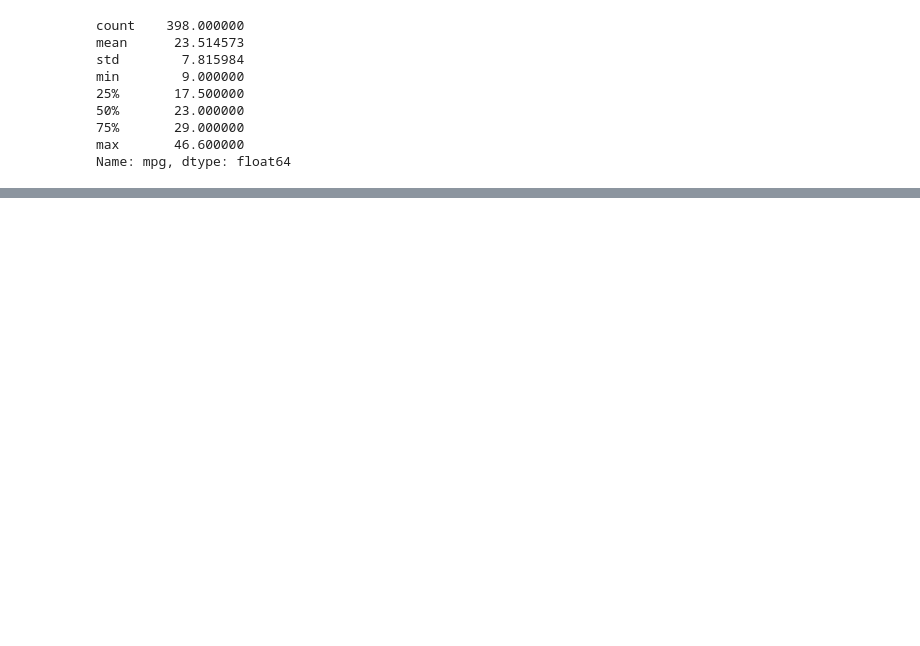
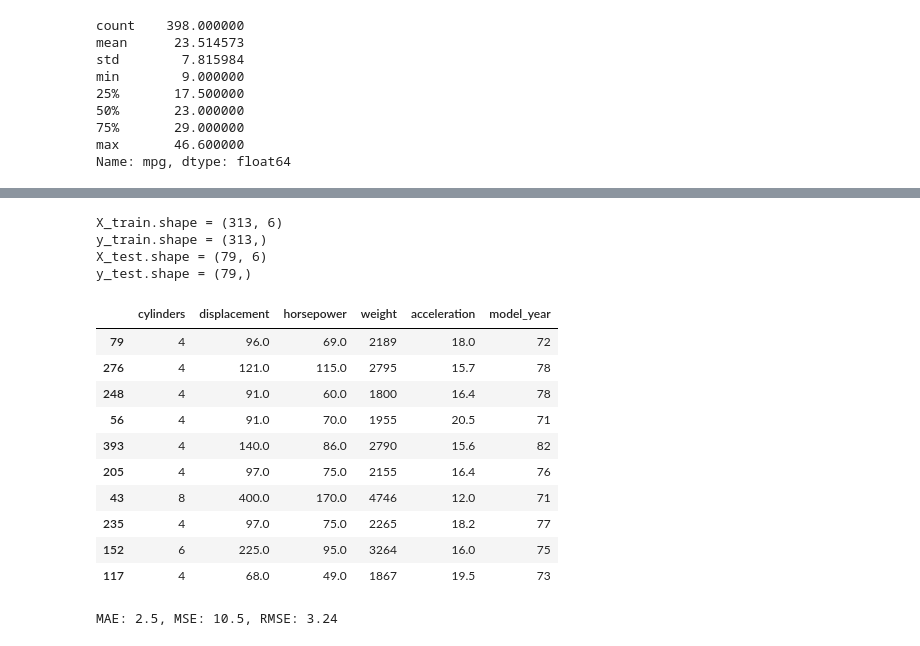
Before and after one commit to LordOfTurtles/AI-Erik-Johansson-OPA23, a Jupyter notebook: exercises/1_linear_regression.ipynb, the cells around one changed output, grey strips where cells are left out. Drawn from its saved outputs; the diff is of its cells as text; code cells hidden in the pictures; blank space fills up the shorter version.

```diff
--- a/exercises/1_linear_regression.ipynb
+++ b/exercises/1_linear_regression.ipynb
@@ -56,0 +169,33 @@ Name: mpg, dtype: float64
+# %%
+from sklearn.model_selection import train_test_split
+
+# help(train_test_split)
+
+X_train, X_test, y_train, y_test = train_test_split(
+    X, y, test_size=0.2, random_state=42
+)
+
+# check that it adds up to 392
+print(f"{X_train.shape = }")
+print(f"{y_train.shape = }")
+print(f"{X_test.shape = }")
+print(f"{y_test.shape = }")
+# %% [output]
+X_train.shape = (313, 6)
+y_train.shape = (313,)
+X_test.shape = (79, 6)
+y_test.shape = (79,)
+# %%
+X_test.head(10)
+# %% [output]
+|  | cylinders | displacement | horsepower | weight | acceleration | model_year |
+| 79 | 4 | 96.0 | 69.0 | 2189 | 18.0 | 72 |
+| 276 | 4 | 121.0 | 115.0 | 2795 | 15.7 | 78 |
+| 248 | 4 | 91.0 | 60.0 | 1800 | 16.4 | 78 |
+| 56 | 4 | 91.0 | 70.0 | 1955 | 20.5 | 71 |
+| 393 | 4 | 140.0 | 86.0 | 2790 | 15.6 | 82 |
+| 205 | 4 | 97.0 | 75.0 | 2155 | 16.4 | 76 |
+| 43 | 8 | 400.0 | 170.0 | 4746 | 12.0 | 71 |
+| 235 | 4 | 97.0 | 75.0 | 2265 | 18.2 | 77 |
+| 152 | 6 | 225.0 | 95.0 | 3264 | 16.0 | 75 |
+| 117 | 4 | 68.0 | 49.0 | 1867 | 19.5 | 73 |
@@ -56,0 +221,4 @@ Name: mpg, dtype: float64
+# %%
+print(trainlr(X_train, X_test, y_train, y_test, model))
+# %% [output]
+MAE: 2.5, MSE: 10.5, RMSE: 3.24
```
Also changed, not shown: parts of 18 cells of this notebook.
